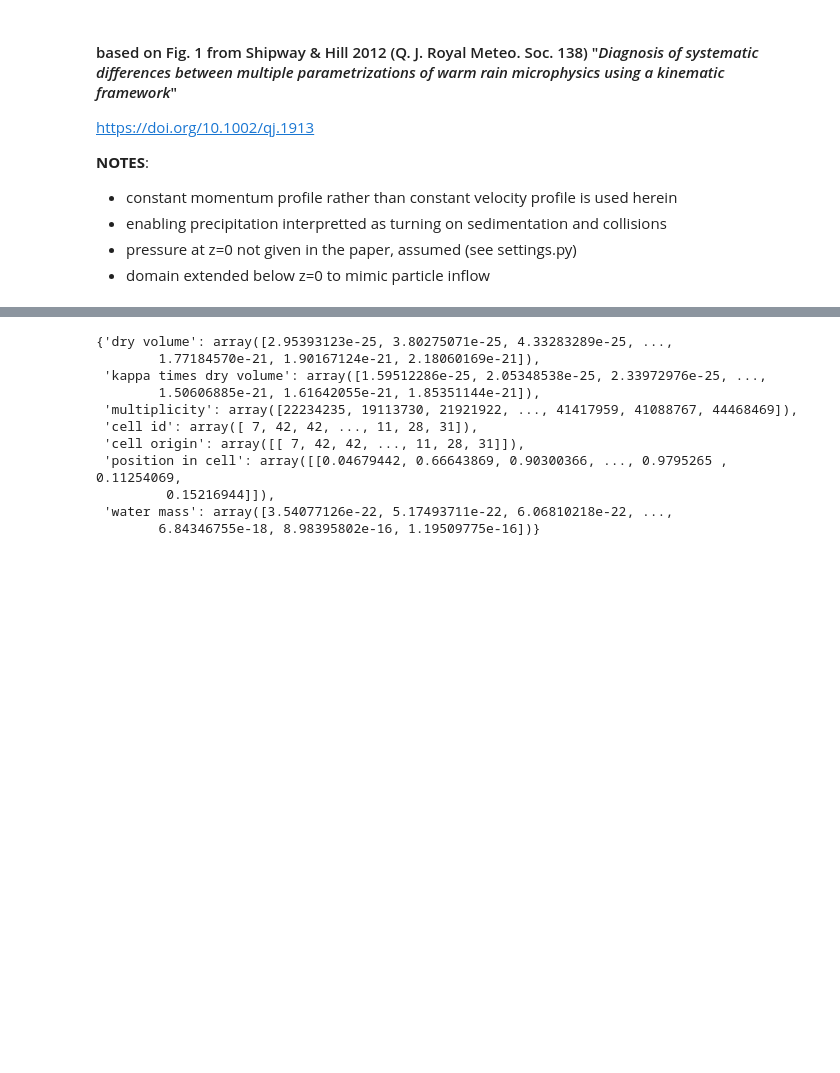
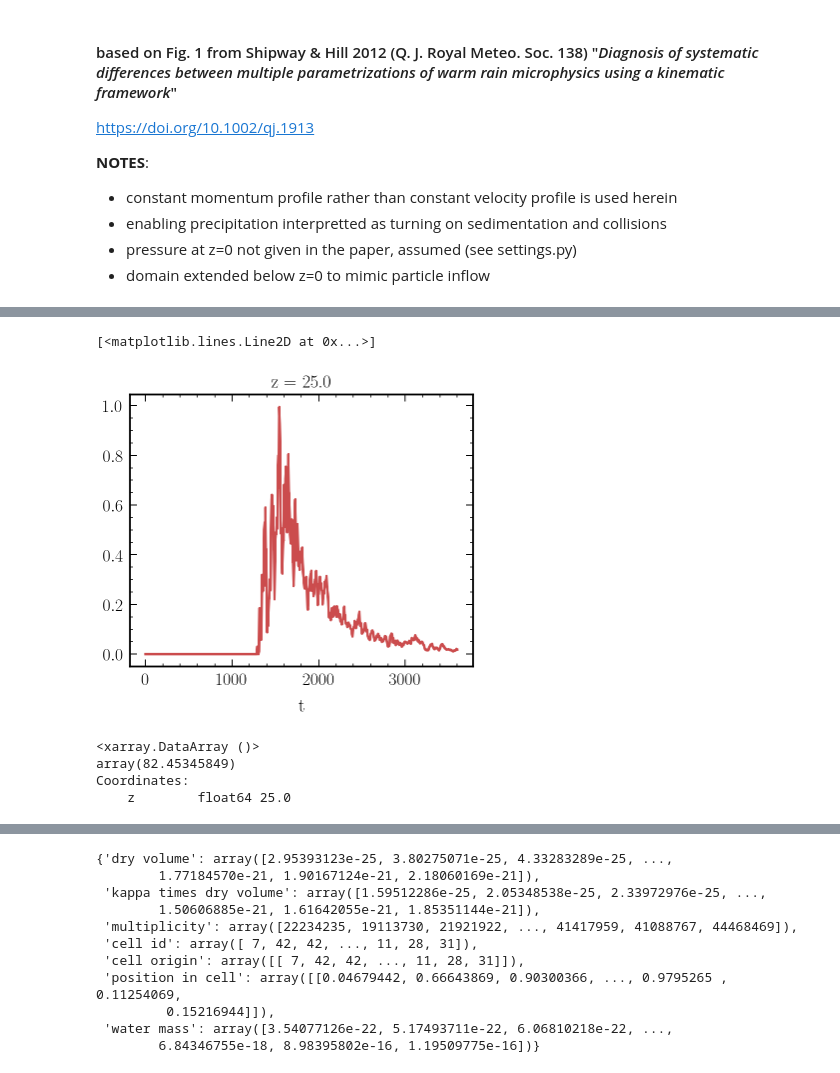
Before and after one commit to jtbuch/cloud-seeding-sdm, a Jupyter notebook: plot_script.ipynb, the cells around one changed output, grey strips where cells are left out. Drawn from its saved outputs; the diff is of its cells as text; code cells hidden in the pictures; blank space fills up the shorter version.

```diff
--- a/plot_script.ipynb
+++ b/plot_script.ipynb
@@ -57,0 +149,12 @@ for rho_times_w in (
+# %%
+rain_xarr['rhow=2.0_p=True'].sel(z=25).plot()
+# %% [output]
+[<matplotlib.lines.Line2D at 0x...>]
+[figure, added]
+# %%
+np.sum(rain_xarr['rhow=2.0_p=True'].sel(z=25))
+# %% [output]
+<xarray.DataArray ()>
+array(82.45345849)
+Coordinates:
+    z        float64 25.0
```
Also changed, not shown: parts of 28 cells of this notebook.
